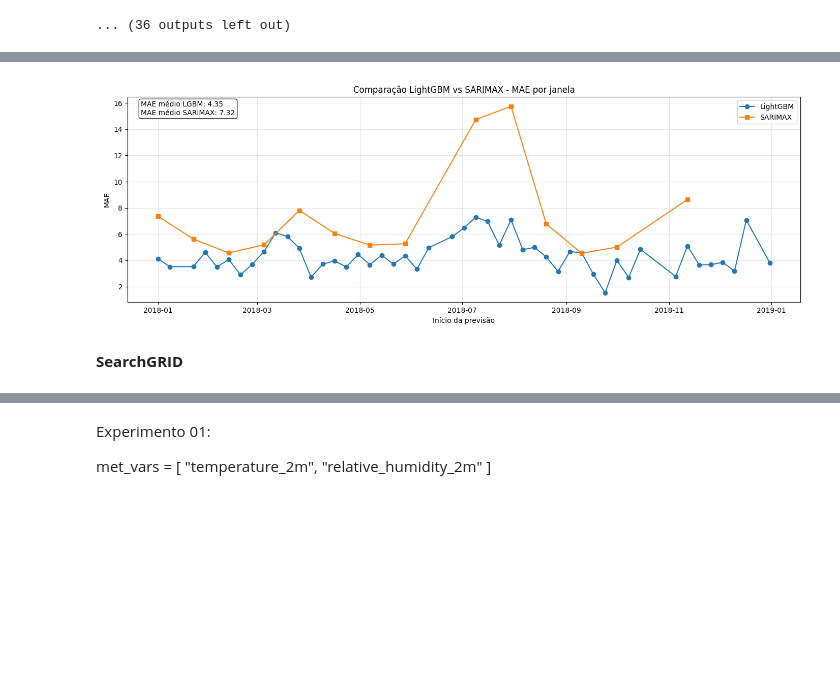
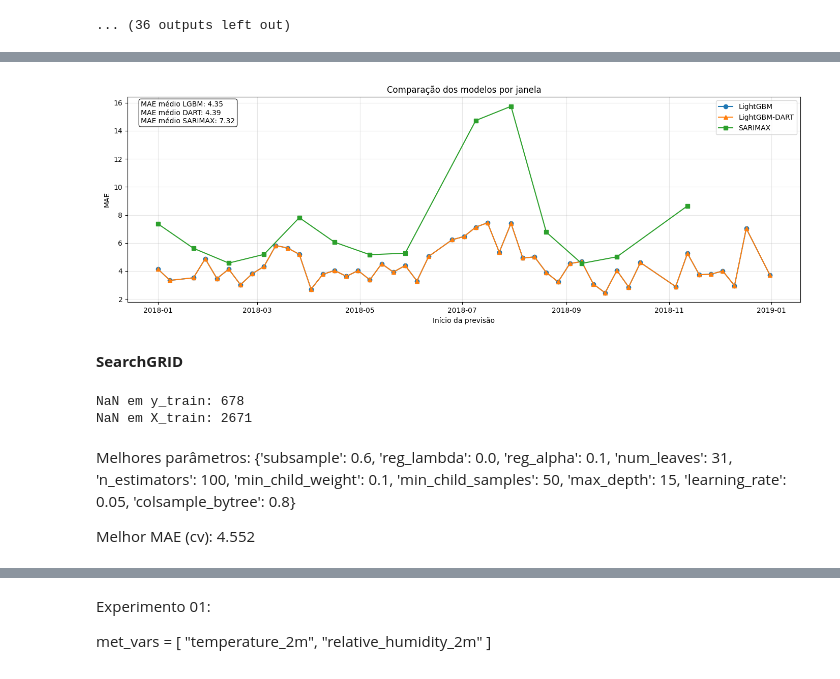
Before and after one commit to izabelcmn/respira_sp, a Jupyter notebook: notebook/izabelcmn_LightGBM_Dart.ipynb, the cells around one changed output, grey strips where cells are left out. Drawn from its saved outputs; the diff is of its cells as text; code cells hidden in the pictures; blank space fills up the shorter version.

Commit message:
update - LightGBM/Dart Model

```diff
--- a/notebook/izabelcmn_LightGBM_Dart.ipynb
+++ b/notebook/izabelcmn_LightGBM_Dart.ipynb
@@ -832,2 +848,7 @@ df_walk_val[["mae_lgbm", "rmse_lgbm", "r2_lgbm",
 best_sarimax = pd.read_csv('../results/walk_forward_parcial_temp_umi_prec_wind_101_val.csv')
 best_sarimax["inicio_previsao"] = pd.to_datetime(best_sarimax["inicio_previsao"])
+# %%
+#abrindo resultados do conjunto de validação (LightGBM/Dart)
+dart = pd.read_csv('../results/walk_forward_lgbm_dart_val.csv')
+dart["inicio_previsao"] = pd.to_datetime(dart["inicio_previsao"])
+dart.head()
@@ -833,0 +875,5 @@ best_sarimax["inicio_previsao"] = pd.to_datetime(best_sarimax["inicio_previsao"]
+# %%
+#abrindo resultados do melhor ajuste para o LightGBM
+lgbm = pd.read_csv('../results/walk_forward_lgbm_val.csv')
+lgbm["inicio_previsao"] = pd.to_datetime(lgbm["inicio_previsao"])
+lgbm.head()
@@ -834,9 +887,11 @@ best_sarimax["inicio_previsao"] = pd.to_datetime(best_sarimax["inicio_previsao"]
 # %%
-mae_lgbm = df_walk_val["mae_lgbm"].mean()
+mae_lgbm = lgbm["mae_lgbm"].mean()
+mae_dart = dart["mae_lgbm"].mean()
 mae_sarimax = best_sarimax["mae_sarimax"].mean()
 
-plt.figure(figsize=(14, 5))
+plt.figure(figsize=(14,5))
 
+# LightGBM
 plt.plot(
     df_walk_val["inicio_previsao"],
     df_walk_val["mae_lgbm"],
@@ -844,41 +899,51 @@ plt.plot(
     label="LightGBM"
 )
 
+# DART
+plt.plot(
+    dart["inicio_previsao"],
+    dart["mae_lgbm"],
+    marker="^",
+    label="LightGBM-DART"
+)
+
+# SARIMAX
 plt.plot(
     best_sarimax["inicio_previsao"],
     best_sarimax["mae_sarimax"],
     marker="s",
     label="SARIMAX"
 )
 
 texto = (
     f"MAE médio LGBM: {mae_lgbm:.2f}\n"
+    f"MAE médio DART: {mae_dart:.2f}\n"
     f"MAE médio SARIMAX: {mae_sarimax:.2f}"
 )
 
 plt.text(
-    0.02,          # posição horizontal (% do gráfico)
-    0.98,          # posição vertical (% do gráfico)
+    0.02,
+    0.98,
     texto,
     transform=plt.gca().transAxes,
     fontsize=10,
     verticalalignment="top",
     bbox=dict(
         boxstyle="round",
         facecolor="white",
         alpha=0.8
     )
 )
 
-plt.title("Comparação LightGBM vs SARIMAX - MAE por janela")
+plt.title("Comparação dos modelos por janela")
 plt.xlabel("Início da previsão")
 plt.ylabel("MAE")
 plt.grid(True, alpha=0.3)
 plt.legend()
 
 plt.tight_layout()
 plt.show()
 # %% [output]
-[figure, old version]
+[figure, new version]
 # %% [markdown]
 **SearchGRID**
@@ -885 +955,7 @@ plt.show()
+# %%
+print("NaN em y_train:", y_train.isna().sum())
+print("NaN em X_train:", X_train.isna().any(axis=1).sum())
+# %% [output]
+NaN em y_train: 678
+NaN em X_train: 2671
 # %%
@@ -912,4 +1007,9 @@ plt.show()
 # print("Melhores parâmetros:")
 # print(search.best_params_)
 # print(f"\nMelhor MAE (cv): {-search.best_score_:.3f}")
+# %% [markdown]
+Melhores parâmetros:
+    {'subsample': 0.6, 'reg_lambda': 0.0, 'reg_alpha': 0.1, 'num_leaves': 31, 'n_estimators': 100, 'min_child_weight': 0.1, 'min_child_samples': 50, 'max_depth': 15, 'learning_rate': 0.05, 'colsample_bytree': 0.8}
+
+Melhor MAE (cv): 4.552
 # %% [markdown]
```
Also changed, not shown: parts of 26 cells of this notebook.
